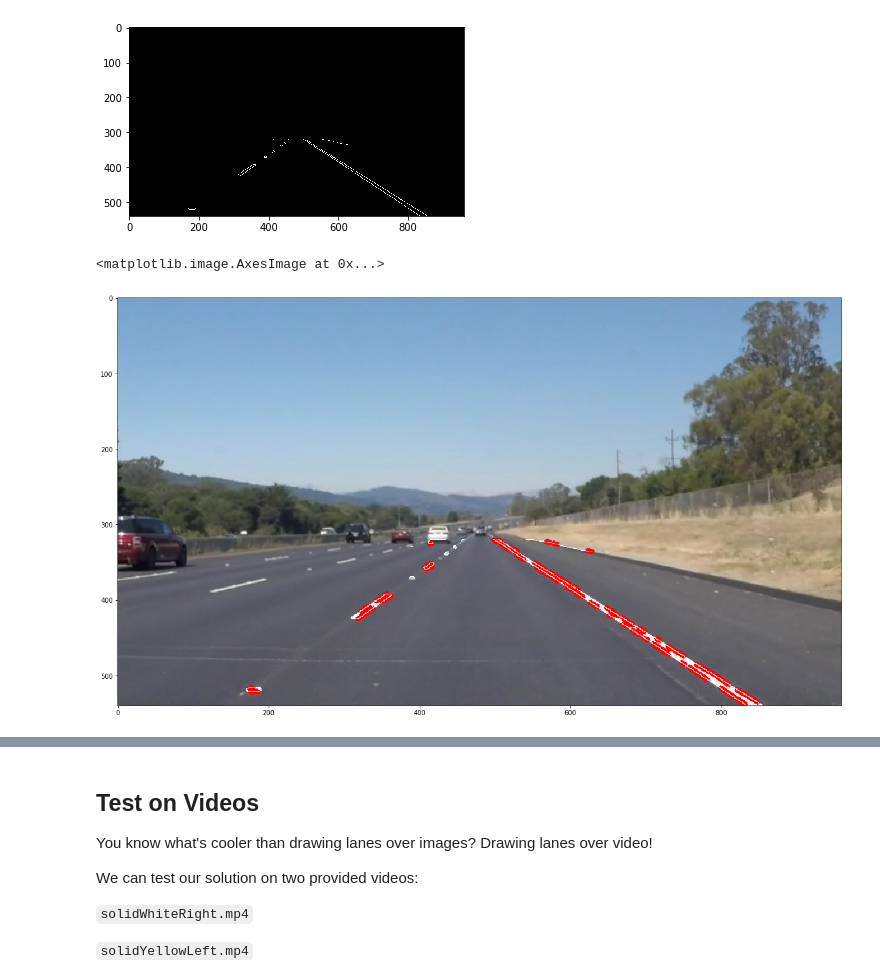
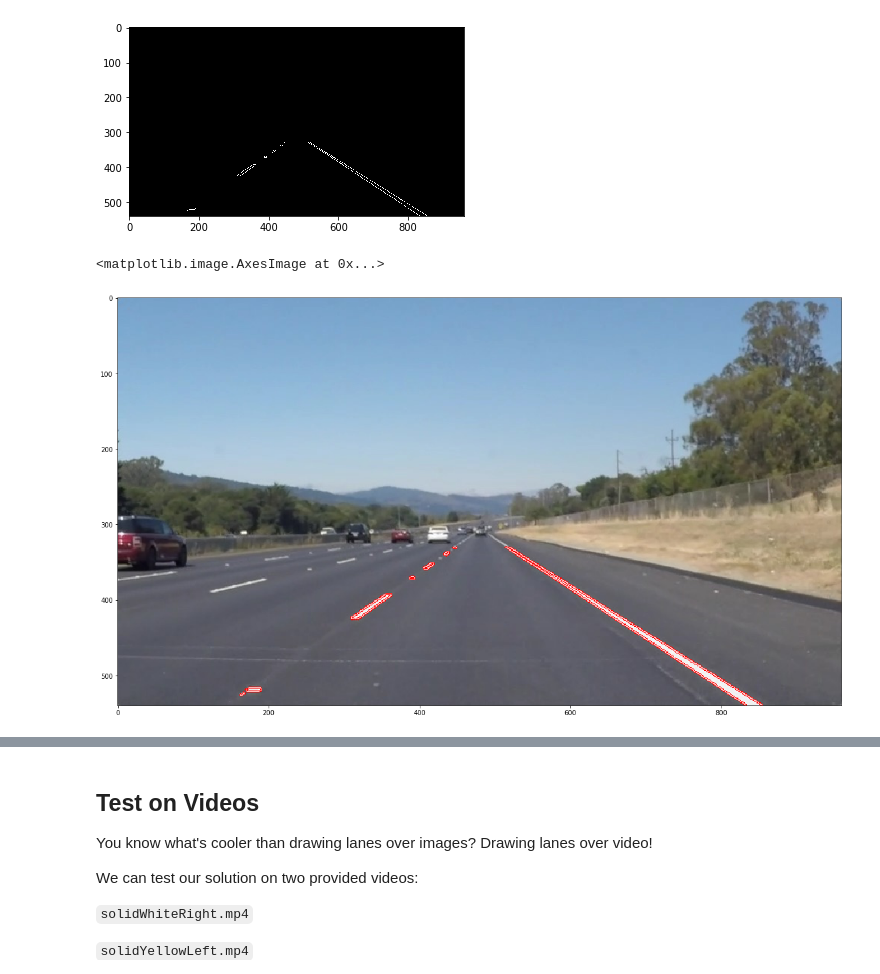
Before and after one commit to ghiberti/CarND-LaneLines-P1, a Jupyter notebook: P1.ipynb, the cells around one changed output, grey strips where cells are left out. Saved outputs shown, nothing was run; the diff lists cells and outputs as text; code cells hidden in the pictures.

```diff
--- a/P1.ipynb
+++ b/P1.ipynb
@@ -205,7 +205,7 @@ plt.imshow(img_gry, cmap = 'gray')
 [figure]
 # %%
 # Apply Gaussian blur
-img_blur = gaussian_blur(img_gry, 5)
+img_blur = gaussian_blur(img_gry, 3)
 # %%
 # Apply Canny edge detection
 low_threshold = 100
@@ -224,10 +224,8 @@ plt.imshow(edges, cmap='gray')
 # Define polygon vertices
 
 bottom_l = [145,540]
-bottom_r = [865, 540]
-top_l = [400, 320]
-top_r = [610, 320]
+bottom_r = [900, 540]
+top_l = [400, 330]
+top_r = [550, 330]
 
 vertices = np.array([[bottom_l, top_l, top_r, bottom_r]], dtype = np.int32)
-
-print(vertices)
@@ -249,31 +242,32 @@ plt.imshow(img_mask, cmap='gray')
 # Run masked canny output (edges_mask) through hough transform
 # Define the Hough transform parameters
 rho = 1
-theta = (np.pi/180) * 7
+theta = (np.pi/3) # limit theta resolution to 60 degrees to get rid of horizontal lines
 threshold = 1
-min_line_length = 5
-max_line_gap = 1
+min_line_length =0
+max_line_gap = 0
 # %%
 # Create image copy to draw line on
 line_image = np.copy(image)
 
 # Run Hough on edge detected image
 lines = cv2.HoughLinesP(img_mask, rho, theta, threshold, np.array([]),
                             min_line_length, max_line_gap)
 
 # Iterate lines output by Hough Transform and draw them on the image copy
 for line in lines:
+
     for x1,y1,x2,y2 in line:
-        cv2.line(line_image,(x1,y1),(x2,y2),(255,0,0),5)
+        cv2.line(line_image,(x1,y1),(x2,y2),(255,0,0),2)
 
 # Create a "color" binary image to combine with line image
 color_edges = np.dstack((img_mask, img_mask, img_mask))
 
 # Draw the lines on the edge image
 fig2 = plt.figure(figsize = (20,40))
 combo = cv2.addWeighted(color_edges, 0.8, line_image, 1, 0)
 fig2.add_subplot(111)
 plt.imshow(combo)
 # %% [output]
 <matplotlib.image.AxesImage at 0x...>
-[figure, old version]
+[figure, new version]
```
Also changed, not shown: parts of 14 cells of this notebook.
